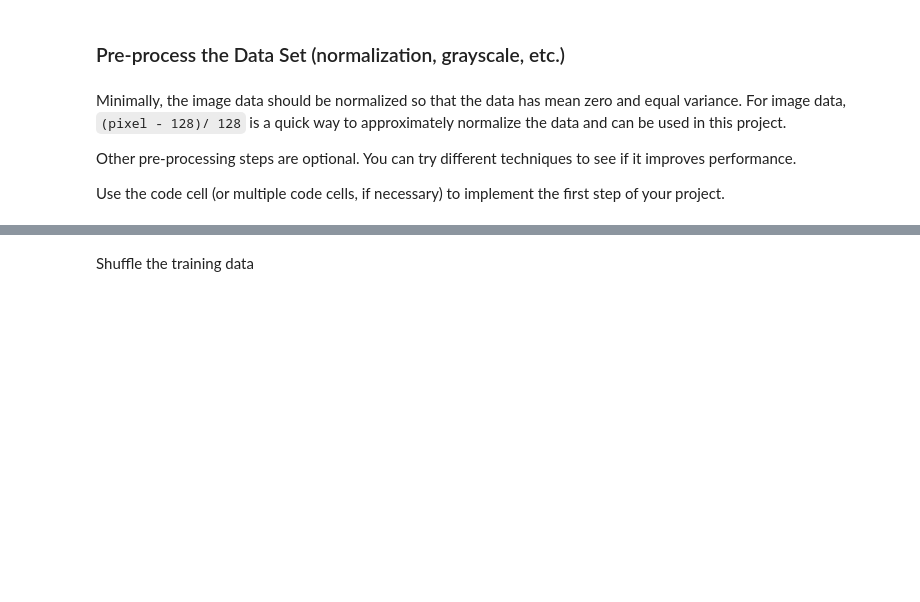
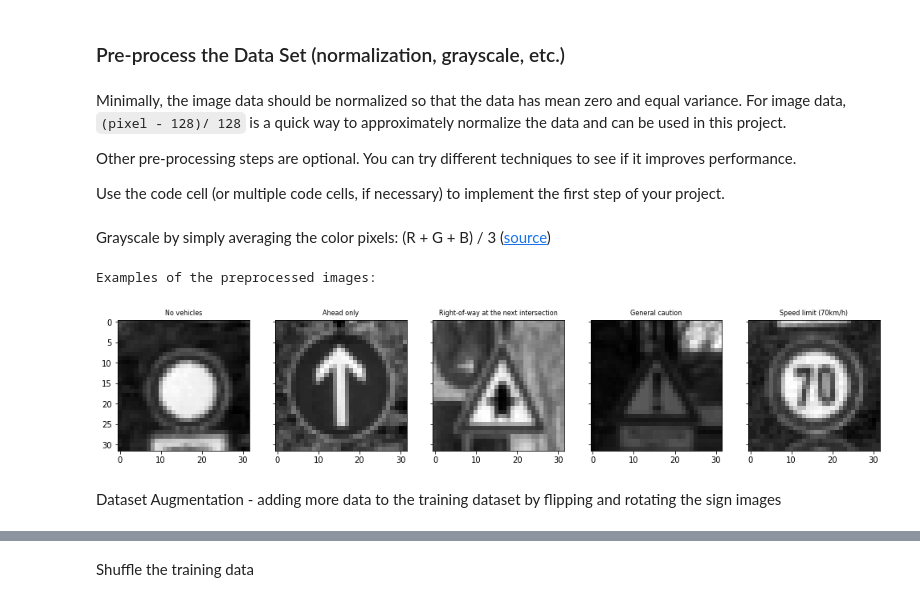
Before and after one commit to ek8203/CarND-Traffic-Sign-Classifier-Project, a Jupyter notebook: Traffic_Sign_Classifier.ipynb, the cells around one changed output, grey strips where cells are left out. Cells and saved outputs as stored; diff of their text form; code cells hidden in the pictures; blank space fills up the shorter version.

```diff
--- a/Traffic_Sign_Classifier.ipynb
+++ b/Traffic_Sign_Classifier.ipynb
@@ -163,0 +190,2 @@ Use the code cell (or multiple code cells, if necessary) to implement the first
+# %% [markdown]
+Grayscale by simply averaging the color pixels: (R + G + B) / 3 ([source](https://www.johndcook.com/blog/2009/08/24/algorithms-convert-color-grayscale/))
@@ -163,0 +198,13 @@ Use the code cell (or multiple code cells, if necessary) to implement the first
+# %%
+print()
+print("Examples of the preprocessed images:")
+figure = plot_images(X_train, y_train, cmap='gray')
+
+# Save the grayscale samples (for report)
+figure.savefig('project_data/gray_signs.png')   # save the figure to file
+plt.close(figure)    # close the figure
+# %% [output]
+Examples of the preprocessed images:
+[figure, added]
+# %% [markdown]
+Dataset Augmentation - adding more data to the training dataset by flipping and rotating the sign images
```
Also changed, not shown: parts of 21 cells of this notebook.
